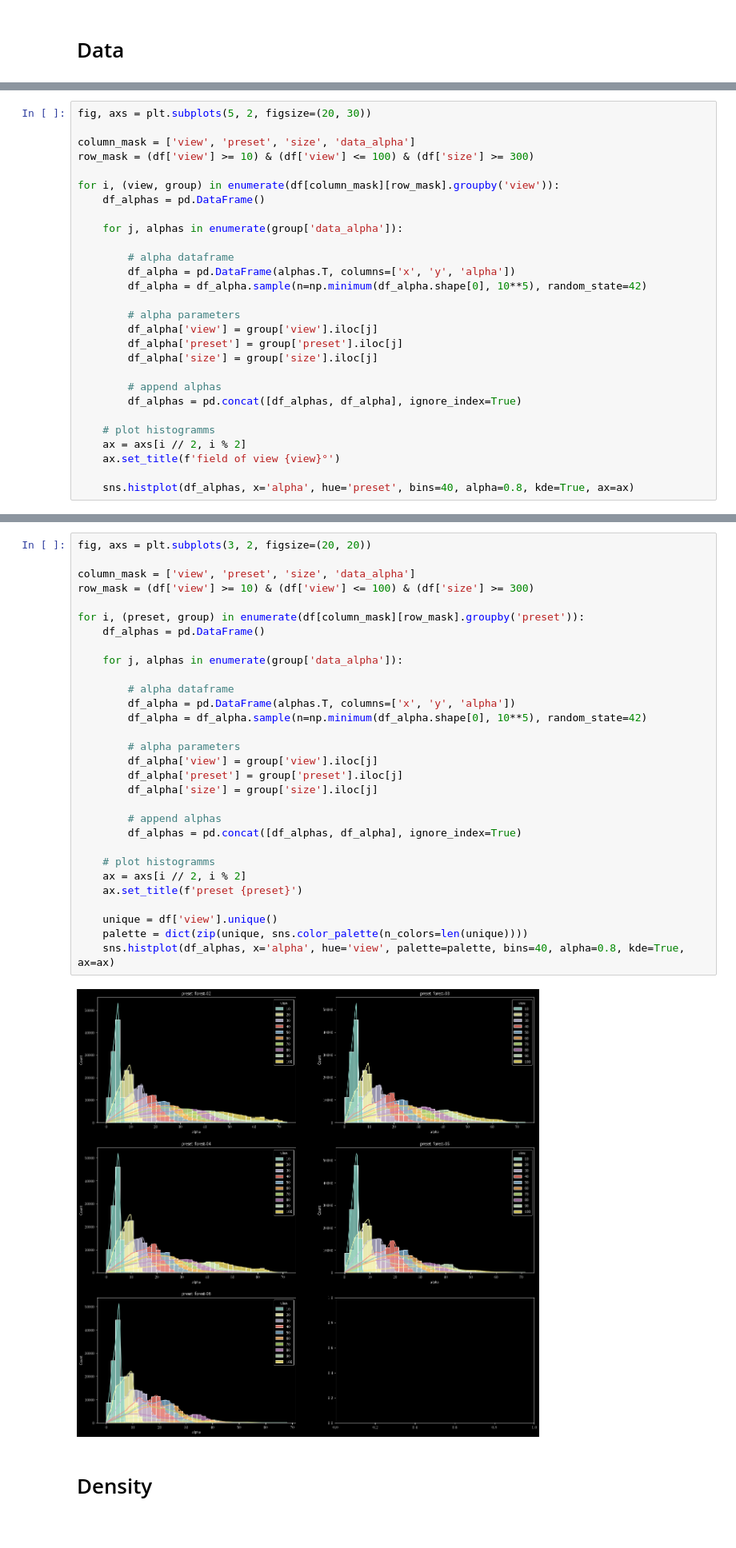
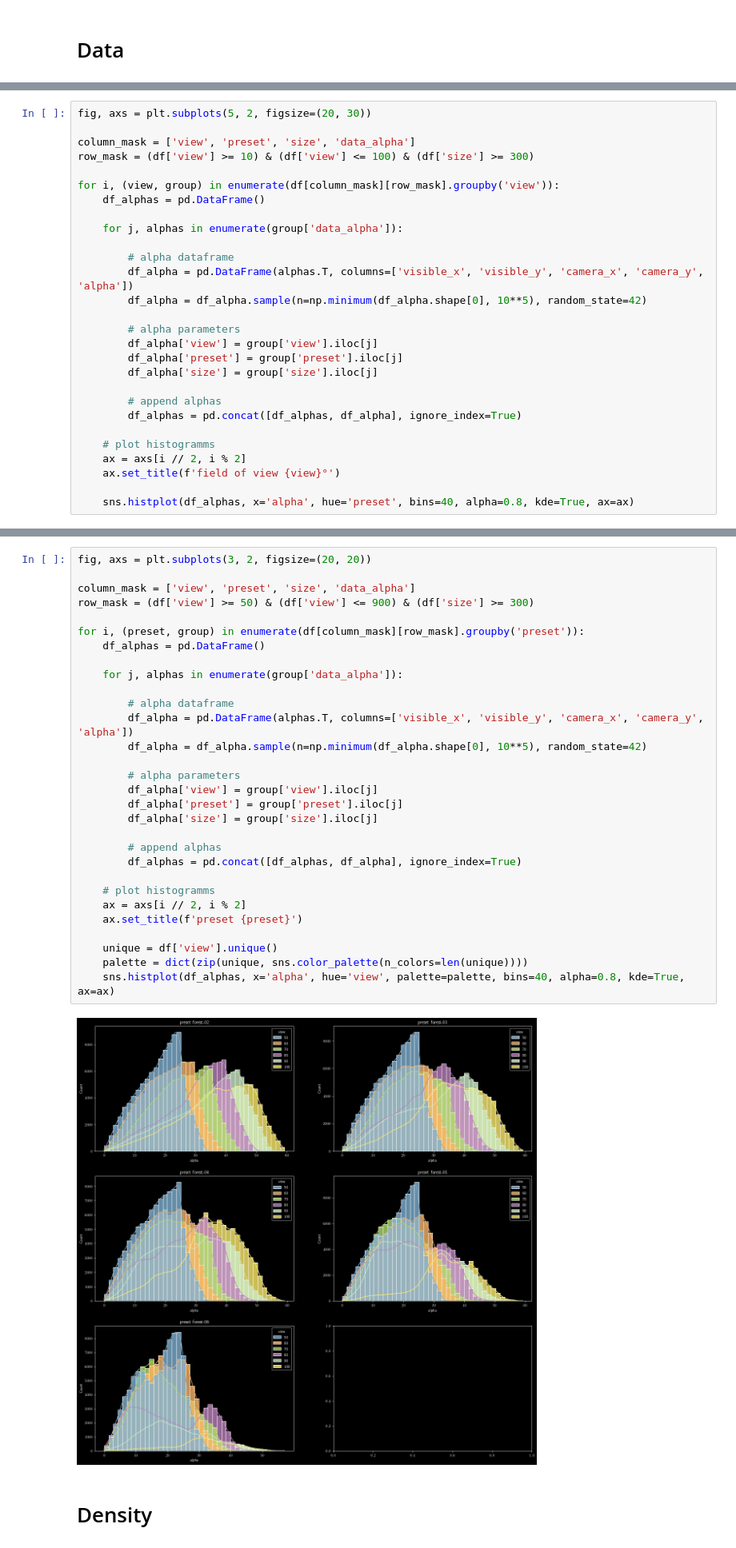
Before and after one commit to tensorware/aos-evaluation, a Jupyter notebook: visualize.ipynb, the cells around one changed output, grey strips where cells are left out. Shown at 80% size. Drawn from its saved outputs; the diff is of its cells as text.

```diff
--- a/visualize.ipynb
+++ b/visualize.ipynb
@@ -118,7 +121,7 @@ for i, (view, group) in enumerate(df[column_mask][row_mask].groupby('view')):
     for j, alphas in enumerate(group['data_alpha']):
 
         # alpha dataframe
-        df_alpha = pd.DataFrame(alphas.T, columns=['x', 'y', 'alpha'])
+        df_alpha = pd.DataFrame(alphas.T, columns=['visible_x', 'visible_y', 'camera_x', 'camera_y', 'alpha'])
         df_alpha = df_alpha.sample(n=np.minimum(df_alpha.shape[0], 10**5), random_state=42)
 
         # alpha parameters
@@ -139,35 +142,35 @@ for i, (view, group) in enumerate(df[column_mask][row_mask].groupby('view')):
 # %%
 fig, axs = plt.subplots(3, 2, figsize=(20, 20))
 
 column_mask = ['view', 'preset', 'size', 'data_alpha']
-row_mask = (df['view'] >= 10) & (df['view'] <= 100) & (df['size'] >= 300)
+row_mask = (df['view'] >= 50) & (df['view'] <= 900) & (df['size'] >= 300)
 
 for i, (preset, group) in enumerate(df[column_mask][row_mask].groupby('preset')):
     df_alphas = pd.DataFrame()
 
     for j, alphas in enumerate(group['data_alpha']):
 
         # alpha dataframe
-        df_alpha = pd.DataFrame(alphas.T, columns=['x', 'y', 'alpha'])
+        df_alpha = pd.DataFrame(alphas.T, columns=['visible_x', 'visible_y', 'camera_x', 'camera_y', 'alpha'])
         df_alpha = df_alpha.sample(n=np.minimum(df_alpha.shape[0], 10**5), random_state=42)
 
         # alpha parameters
         df_alpha['view'] = group['view'].iloc[j]
         df_alpha['preset'] = group['preset'].iloc[j]
         df_alpha['size'] = group['size'].iloc[j]
 
         # append alphas
         df_alphas = pd.concat([df_alphas, df_alpha], ignore_index=True)
 
     # plot histogramms
     ax = axs[i // 2, i % 2]
     ax.set_title(f'preset {preset}')
 
     unique = df['view'].unique()
     palette = dict(zip(unique, sns.color_palette(n_colors=len(unique))))
     sns.histplot(df_alphas, x='alpha', hue='view', palette=palette, bins=40, alpha=0.8, kde=True, ax=ax)
 # %% [output]
-[figure, old version]
+[figure, new version]
 # %% [markdown]
 # Density
 # %% [markdown]
```
Also changed, not shown: parts of 5 cells of this notebook, 1 other file.
